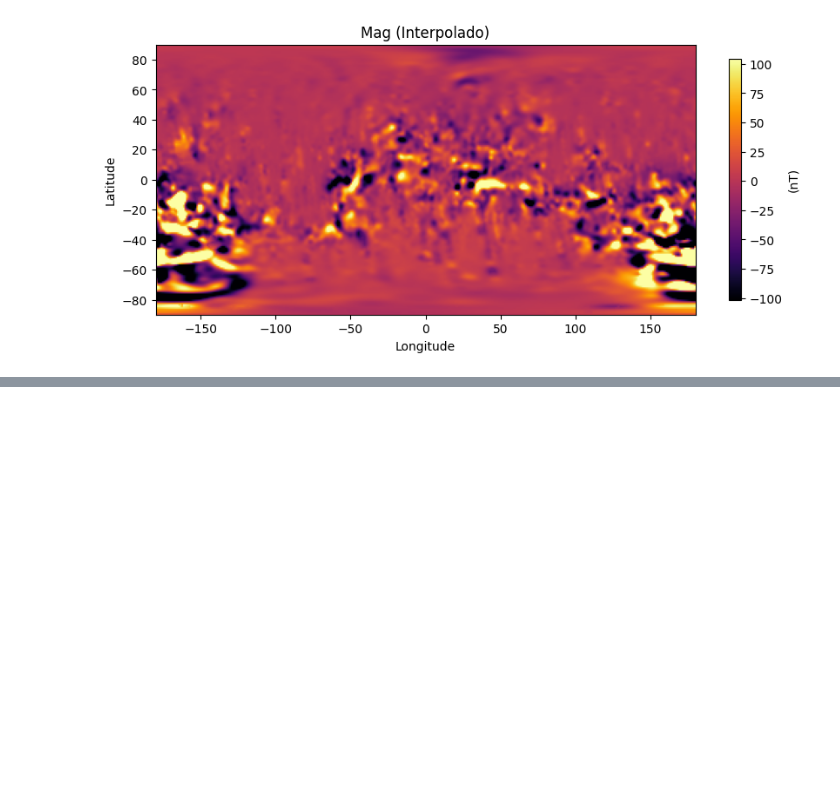
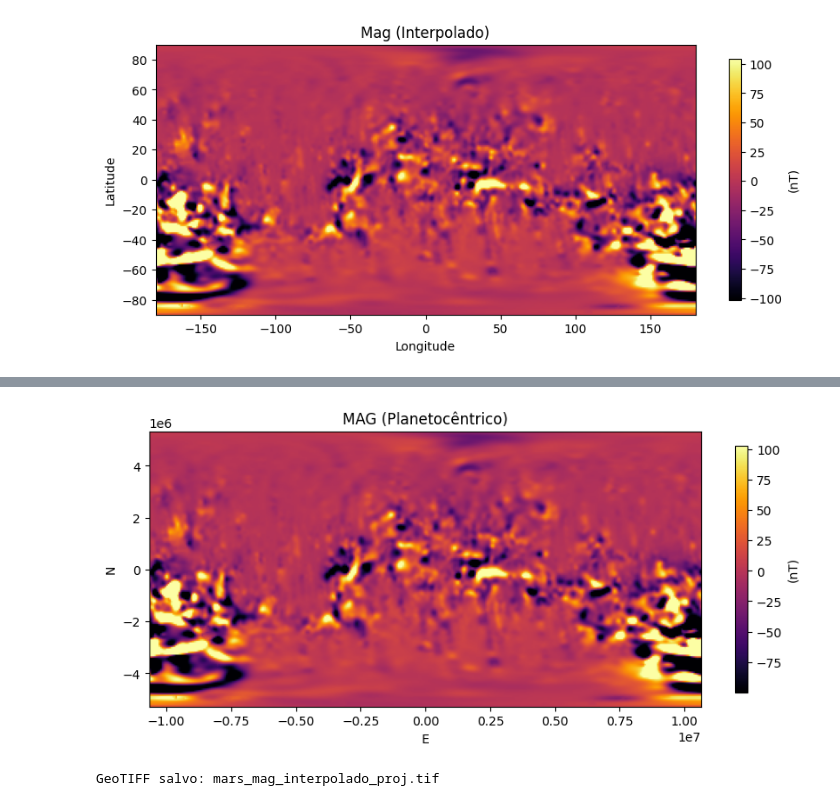
Before and after one commit to lszam/fabrizio-mars, a Jupyter notebook: fab_mars_mag_saida_qgis.ipynb, the cells around one changed output, grey strips where cells are left out. Saved outputs shown, nothing was run; the diff lists cells and outputs as text; code cells hidden in the pictures; blank space fills up the shorter version.

```diff
--- a/fab_mars_mag_saida_qgis.ipynb
+++ b/fab_mars_mag_saida_qgis.ipynb
@@ -86,6 +101,7 @@ lon_grid_regular, lat_grid_regular = np.meshgrid(np.linspace(longitudes.min(), l
 mag_grid_regular = griddata((latitudes, longitudes), mag, (lat_grid_regular, lon_grid_regular), method='linear')
 
 # Plot
+extent = [-180, 180, -90, 90]
 plt.figure(figsize=(10, 6))
 plt.imshow(mag_grid_regular, cmap='inferno', extent=extent, origin='lower')
 plt.colorbar(label='(nT)', shrink=0.6)
@@ -98,7 +114,7 @@ plt.show()
 transform = from_origin(lon_range[0], lat_range[1], resolution_lon, resolution_lat)
 
 # Salvar GeoTIFF
-geotiff_path = 'mars_mag_geotiff_interpolado.tif'
+geotiff_path = 'mars_mag_interpolado.tif'
 with rasterio.open(geotiff_path, 'w', driver='GTiff', height=n_rows, width=n_cols, count=1, dtype='float64', crs='EPSG:4326', transform=transform) as dst:
     dst.write(mag_grid_regular, 1)
 
@@ -126,0 +145,77 @@ plt.show()
+# %%
+from rasterio.transform import array_bounds
+
+# Abrir o arquivo GeoTIFF
+with rasterio.open('mars_mag_interpolado.tif') as src:
+    # Obter o número de linhas e colunas
+    LINES, COLS = src.shape
+    # Obter os dados de entrada
+    data = src.read(1)
+    # Obter o CRS de origem
+    src_crs = src.crs
+    # Obter a transformação de origem
+    src_transform = src.transform
+
+# Definir limites e transformação geográfica de origem (planetocêntrico)
+bounds = (-180.0, -90.0, 180.0, 90.0)  # (left, bottom, right, top)
+src_transform = from_bounds(*bounds, width=COLS, height=LINES)
+
+# Definir CRS de origem e destino usando elipsoide IAU Mars2000
+# Raios de Marte
+a = 3396190.0
+b = 3376200.0
+src_crs = CRS.from_proj4(f"+proj=longlat +a={a} +b={b} +no_defs")
+dst_crs = CRS.from_proj4(
+    f"+proj=eqc +lat_ts=0 +lon_0=0 +a={a} +b={b} +units=m +no_defs"
+)
+
+# Calcular a transformação e as dimensões para o CRS planetocêntrico projetado
+dst_transform, dst_width, dst_height = calculate_default_transform(
+    src_crs, dst_crs, COLS, LINES, *bounds
+)
+
+# Matriz
+dst_array = np.empty((dst_height, dst_width), dtype=data.dtype)
+
+# Reprojetar
+reproject(
+    source=data,
+    destination=dst_array,
+    src_transform=src_transform,
+    src_crs=src_crs,
+    dst_transform=dst_transform,
+    dst_crs=dst_crs,
+    resampling=Resampling.bilinear
+)
+
+# Plot
+left, bottom, right, top = array_bounds(dst_height, dst_width, dst_transform)
+extent = [left, right, bottom, top]
+vmin, vmax = np.nanpercentile(dst_array, [2, 98])
+
+plt.figure(figsize=(10, 6))
+plt.imshow(dst_array, origin='lower', cmap='inferno', vmin=vmin, vmax=vmax, extent=extent)
+plt.title('MAG (Planetocêntrico)')
+plt.xlabel('E')
+plt.ylabel('N')
+plt.colorbar(label='(nT)', shrink=0.6)
+plt.show()
+
+# Salvar o arquivo GeoTIFF reprojetado
+output_tif = 'mars_mag_interpolado_proj.tif'
+with rasterio.open(
+    output_tif, 'w',
+    driver='GTiff',
+    height=dst_height,
+    width=dst_width,
+    count=1,
+    dtype=dst_array.dtype,
+    crs=dst_crs,
+    transform=dst_transform
+) as dst:
+    dst.write(dst_array, 1)
+
+print(f"GeoTIFF salvo: {output_tif}")
+# %% [output]
+[figure, added]
+GeoTIFF salvo: mars_mag_interpolado_proj.tif
```
Also changed, not shown: parts of 8 cells of this notebook.
